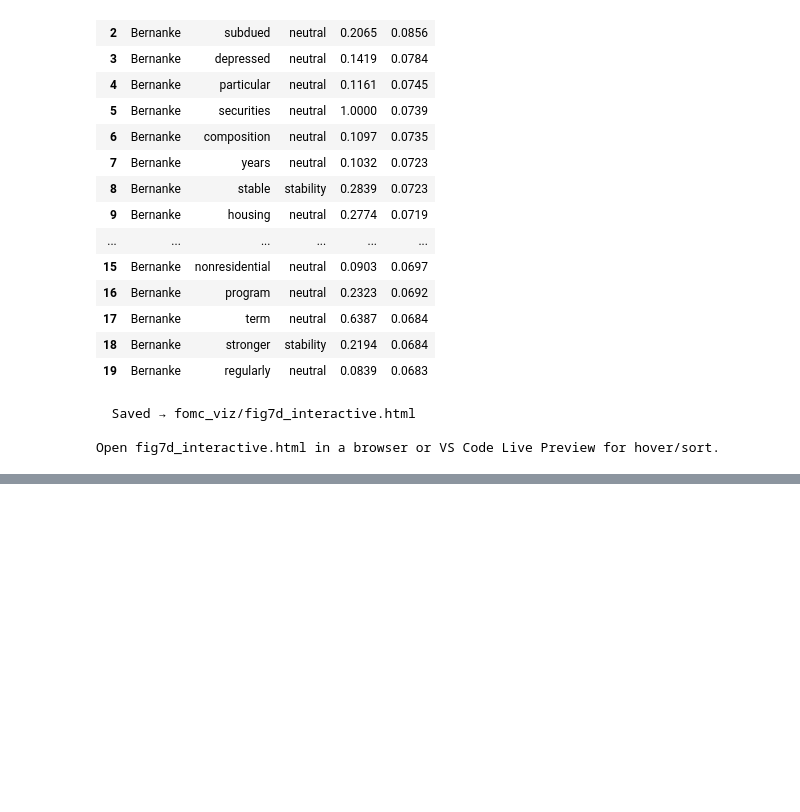
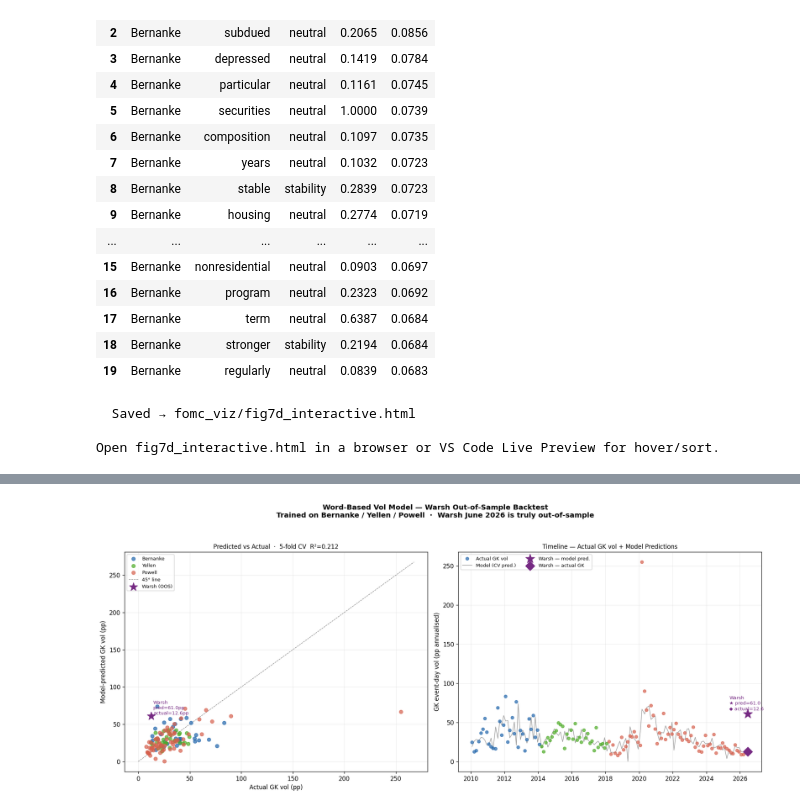
Before and after one commit to ZinuoS/fomc-vol-study, a Jupyter notebook: fomc_pipeline_notebook.ipynb, the cells around one changed output, grey strips where cells are left out. Cells and saved outputs as stored; diff of their text form; code cells hidden in the pictures; blank space fills up the shorter version.

```diff
--- a/fomc_pipeline_notebook.ipynb
+++ b/fomc_pipeline_notebook.ipynb
@@ -2774,0 +3068,99 @@ print("═" * 62)
+# %%
+
+def plot_warsh_backtest(cv_preds: pd.Series,
+                        y_actual: pd.Series,
+                        warsh_preds: pd.Series,
+                        vol_warsh_actual: pd.Series,
+                        chairs: pd.Series) -> plt.Figure:
+    """
+    Two-panel backtest figure.
+
+    Left: Scatter of 5-fold CV predicted vs actual vol (historical).
+          Colour = chair. Warsh prediction overlaid as a star.
+    Right: Timeline — actual GK vol (dots) + model prediction (line),
+           Warsh meeting starred and labelled.
+    """
+    fig, (ax1, ax2) = plt.subplots(1, 2, figsize=(16, 7))
+    fig.suptitle("Word-Based Vol Model — Warsh Out-of-Sample Backtest\n"
+                 "Trained on Bernanke / Yellen / Powell  ·  "
+                 "Warsh June 2026 is truly out-of-sample",
+                 fontsize=12, fontweight="bold")
+
+    # ── Left: predicted vs actual scatter ────────────────────────────────────
+    common = cv_preds.index.intersection(y_actual.dropna().index)
+    if len(common):
+        yp  = cv_preds.loc[common]
+        ya  = y_actual.loc[common]
+        ch  = chairs.loc[common] if common[0] in chairs.index else pd.Series("Unknown", index=common)
+
+        for chair in ["Bernanke", "Yellen", "Powell"]:
+            m = ch == chair
+            ax1.scatter(ya[m], yp[m], color=_CHAIR_COLORS.get(chair, "#888"),
+                        alpha=0.7, s=35, label=chair, zorder=3)
+
+        lim = max(ya.max(), yp.max()) * 1.05
+        ax1.plot([0, lim], [0, lim], "k--", lw=0.8, alpha=0.5, label="45° line")
+
+    # Warsh prediction
+    if not warsh_preds.empty:
+        for date, pred in warsh_preds.items():
+            actual = float(vol_warsh_actual.loc[date]) if date in vol_warsh_actual.index and not pd.isna(vol_warsh_actual.loc[date]) else None
+            if actual is not None:
+                ax1.scatter([actual], [pred], color=_CHAIR_COLORS.get("Warsh","#762a83"),
+                            s=200, marker="*", zorder=6, label=f"Warsh (OOS)")
+                ax1.annotate(f"Warsh\npred={pred:.1f}pp\nactual={actual:.1f}pp",
+                             xy=(actual, pred), xytext=(actual + 2, pred + 2),
+                             fontsize=8, color=_CHAIR_COLORS.get("Warsh","#762a83"),
+                             arrowprops=dict(arrowstyle="->", color="#762a83", lw=0.8))
+
+    ax1.set_xlabel("Actual GK vol (pp)", fontsize=10)
+    ax1.set_ylabel("Model-predicted GK vol (pp)", fontsize=10)
+    ax1.set_title(f"Predicted vs Actual  ·  5-fold CV  R²={_cv_r2:.3f}", fontsize=10)
+    ax1.legend(fontsize=8)
+    ax1.grid(lw=0.4, alpha=0.4)
+
+    # ── Right: timeline ───────────────────────────────────────────────────────
+    common2 = y_actual.dropna().index
+    if len(common2):
+        ax2.scatter(common2, y_actual.loc[common2],
+                    color=[_CHAIR_COLORS.get(chairs.get(d,"Unknown"),"#888") for d in common2],
+                    s=25, alpha=0.7, zorder=3, label="Actual GK vol")
+
+    # CV predictions for historical
+    common3 = cv_preds.index.intersection(y_actual.dropna().index)
+    if len(common3):
+        ax2.plot(sorted(common3),
+                 [cv_preds.loc[d] for d in sorted(common3)],
+                 color="#555555", lw=0.9, alpha=0.6, label="Model (CV pred.)")
+
+    # Warsh
+    if not warsh_preds.empty:
+        for date, pred in warsh_preds.items():
+            ax2.scatter([date], [pred], color=_CHAIR_COLORS.get("Warsh","#762a83"),
+                        s=250, marker="*", zorder=7, label="Warsh — model pred.")
+            actual = float(vol_warsh_actual.loc[date]) if date in vol_warsh_actual.index and not pd.isna(vol_warsh_actual.loc[date]) else None
+            if actual is not None:
+                ax2.scatter([date], [actual], color=_CHAIR_COLORS.get("Warsh","#762a83"),
+                            s=120, marker="D", zorder=7, label="Warsh — actual GK")
+                ax2.annotate(
+                    f"Warsh\n★ pred={pred:.1f}\n◆ actual={actual:.1f}",
+                    xy=(date, max(pred, actual)),
+                    xytext=(date - pd.Timedelta(days=400), max(pred, actual) + 5),
+                    fontsize=8, color=_CHAIR_COLORS.get("Warsh","#762a83"),
+                    arrowprops=dict(arrowstyle="->", color="#762a83", lw=0.8),
+                )
+
+    ax2.set_ylabel("GK event-day vol (pp annualised)", fontsize=10)
+    ax2.set_title("Timeline — Actual GK vol + Model Predictions", fontsize=10)
+    ax2.legend(fontsize=8, ncol=2)
+    ax2.grid(lw=0.4, alpha=0.4)
+
+    fig.tight_layout(rect=[0, 0, 1, 0.94])
+    savefig(fig, "fig8c_warsh_backtest")
+    return fig
+
+
+_vol_warsh_actual = vol_warsh["gk_vol_10y"] if "gk_vol_10y" in vol_warsh else pd.Series(dtype=float)
+fig8c = plot_warsh_backtest(_cv_preds, _y_gk_hist, _warsh_preds, _vol_warsh_actual, chairs)
+plt.show()
+# %% [output]
@@ -2774,0 +3168 @@ print("═" * 62)
+[figure, added]
```
Also changed, not shown: parts of 10 cells of this notebook, 1 other file.
